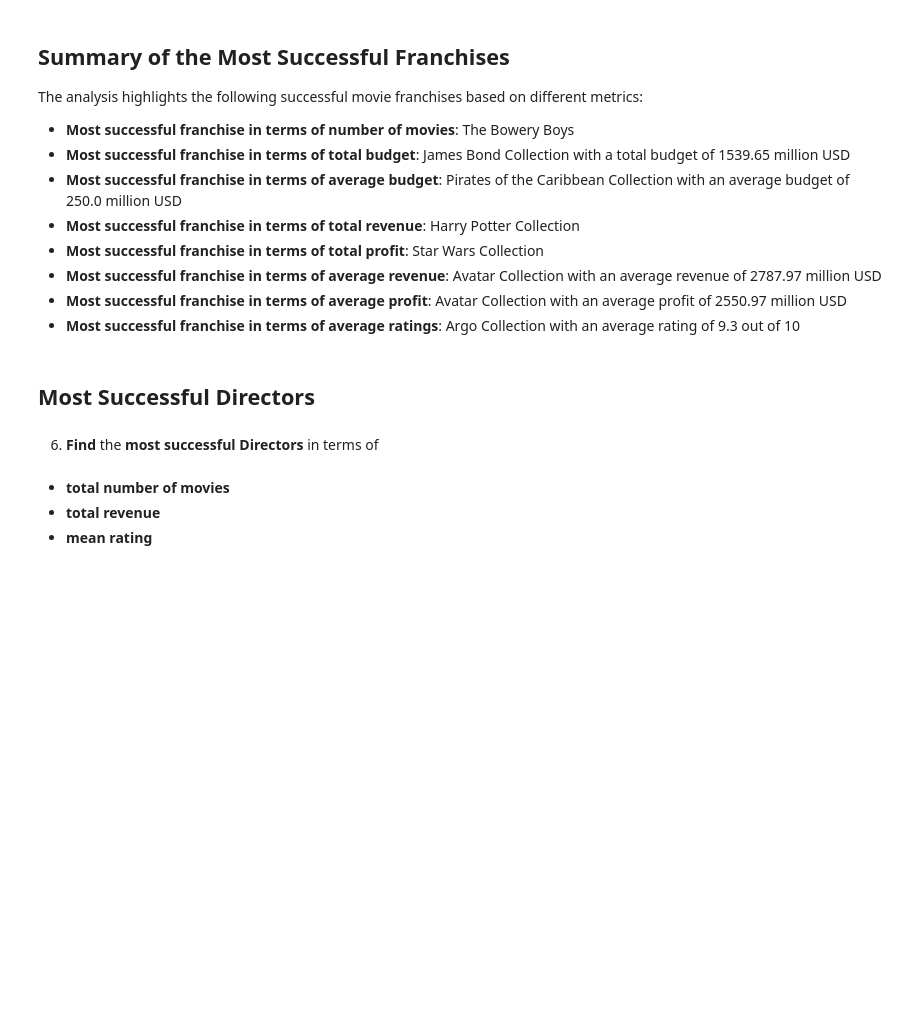
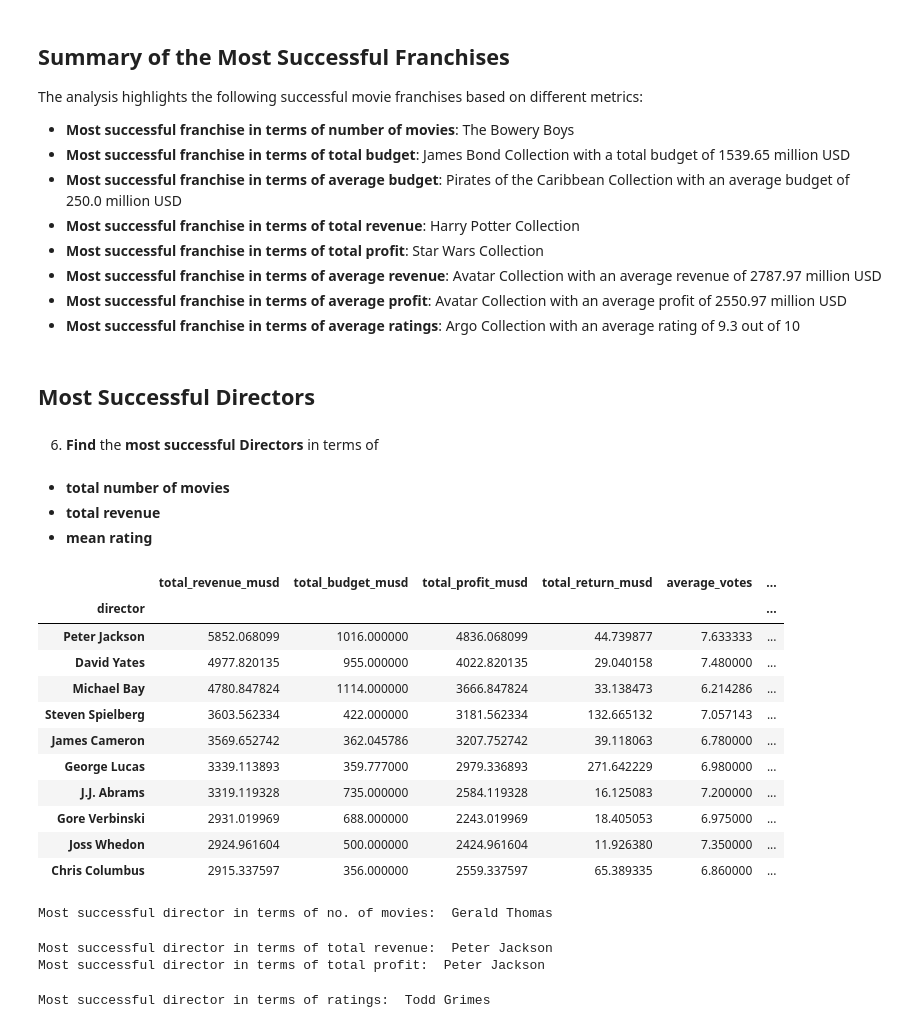
Before and after one commit to sohansputhran/movie-analytics, a Jupyter notebook: notebooks/exploratory-data-analysis.ipynb, the cells around one changed output. Cells and saved outputs as stored; diff of their text form; code cells hidden in the pictures; blank space fills up the shorter version.

Commit message:
most successful Directors section completed

```diff
--- a/notebooks/exploratory-data-analysis.ipynb
+++ b/notebooks/exploratory-data-analysis.ipynb
@@ -340,3 +340,40 @@ The analysis highlights the following successful movie franchises based on diffe
 - __total number of movies__
 - __total revenue__
 - __mean rating__
+# %%
+directors = franchise_movies.groupby("director").agg(
+    total_revenue_musd = ('revenue_musd', 'sum'),
+    total_budget_musd = ('budget_musd', 'sum'),
+    total_profit_musd = ('profit_musd', 'sum'),
+    total_return_musd = ('return_musd', 'sum'),
+    average_votes = ('vote_average', 'mean'),
+    total_vote_count = ('vote_count', 'sum'),
+    no_of_movies = ('title', 'count')).sort_values(by = 'total_revenue_musd', ascending = False)
+directors.head(10)
+# %% [output]
+|  | total_revenue_musd | total_budget_musd | total_profit_musd | total_return_musd | average_votes | ... |
+| director |  |  |  |  |  | ... |
+| Peter Jackson | 5852.068099 | 1016.000000 | 4836.068099 | 44.739877 | 7.633333 | ... |
+| David Yates | 4977.820135 | 955.000000 | 4022.820135 | 29.040158 | 7.480000 | ... |
+| Michael Bay | 4780.847824 | 1114.000000 | 3666.847824 | 33.138473 | 6.214286 | ... |
+| Steven Spielberg | 3603.562334 | 422.000000 | 3181.562334 | 132.665132 | 7.057143 | ... |
+| James Cameron | 3569.652742 | 362.045786 | 3207.752742 | 39.118063 | 6.780000 | ... |
+| George Lucas | 3339.113893 | 359.777000 | 2979.336893 | 271.642229 | 6.980000 | ... |
+| J.J. Abrams | 3319.119328 | 735.000000 | 2584.119328 | 16.125083 | 7.200000 | ... |
+| Gore Verbinski | 2931.019969 | 688.000000 | 2243.019969 | 18.405053 | 6.975000 | ... |
+| Joss Whedon | 2924.961604 | 500.000000 | 2424.961604 | 11.926380 | 7.350000 | ... |
+| Chris Columbus | 2915.337597 | 356.000000 | 2559.337597 | 65.389335 | 6.860000 | ... |
+# %%
+print("Most successful director in terms of no. of movies: ", directors['no_of_movies'].idxmax())
+# %% [output]
+Most successful director in terms of no. of movies:  Gerald Thomas
+# %%
+print("Most successful director in terms of total revenue: ", directors['total_revenue_musd'].idxmax())
+print("Most successful director in terms of total profit: ", directors['total_profit_musd'].idxmax())
+# %% [output]
+Most successful director in terms of total revenue:  Peter Jackson
+Most successful director in terms of total profit:  Peter Jackson
+# %%
+print("Most successful director in terms of ratings: ", directors['average_votes'].idxmax())
+# %% [output]
+Most successful director in terms of ratings:  Todd Grimes
```
